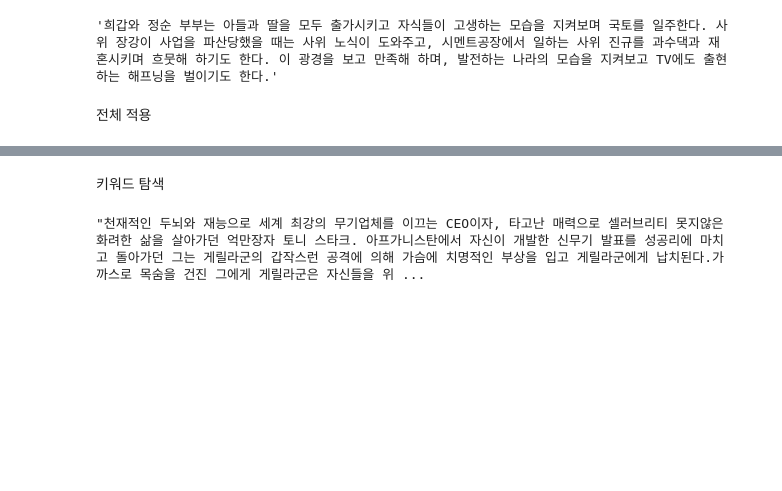
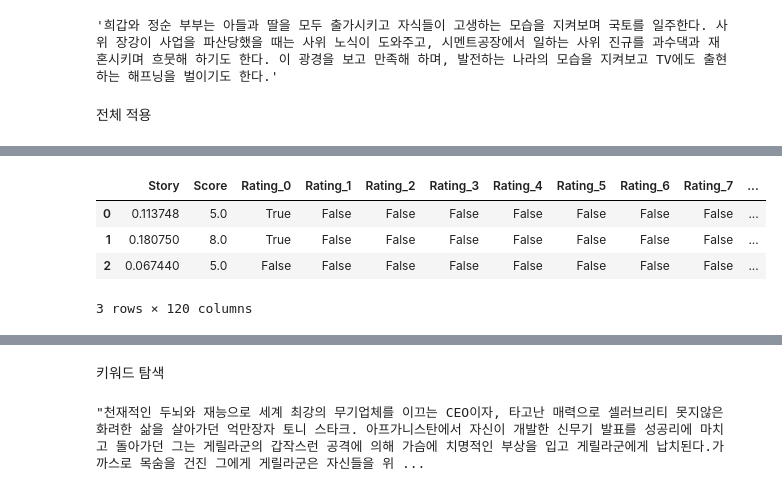
Before and after one commit to wonyounging/2_Project, a Jupyter notebook: Work_ai(Linear)/평점 예측.ipynb, the cells around one changed output, grey strips where cells are left out. Drawn from its saved outputs; the diff is of its cells as text; code cells hidden in the pictures; blank space fills up the shorter version.

```diff
--- a/Work_ai(Linear)/평점 예측.ipynb
+++ b/Work_ai(Linear)/평점 예측.ipynb
@@ -179,0 +333,9 @@ df.to_csv('c:/2nd_project/평점예측.csv', index=None)
+# %%
+data = pd.get_dummies(df, columns=['Rating', 'Genre', 'Nation'])
+data.head(3)
+# %% [output]
+|  | Story | Score | Rating_0 | Rating_1 | Rating_2 | Rating_3 | Rating_4 | Rating_5 | Rating_6 | Rating_7 | ... |
+| 0 | 0.113748 | 5.0 | True | False | False | False | False | False | False | False | ... |
+| 1 | 0.180750 | 8.0 | True | False | False | False | False | False | False | False | ... |
+| 2 | 0.067440 | 5.0 | False | False | False | False | False | False | False | False | ... |
+3 rows × 120 columns
```
Also changed, not shown: parts of 19 cells of this notebook.
